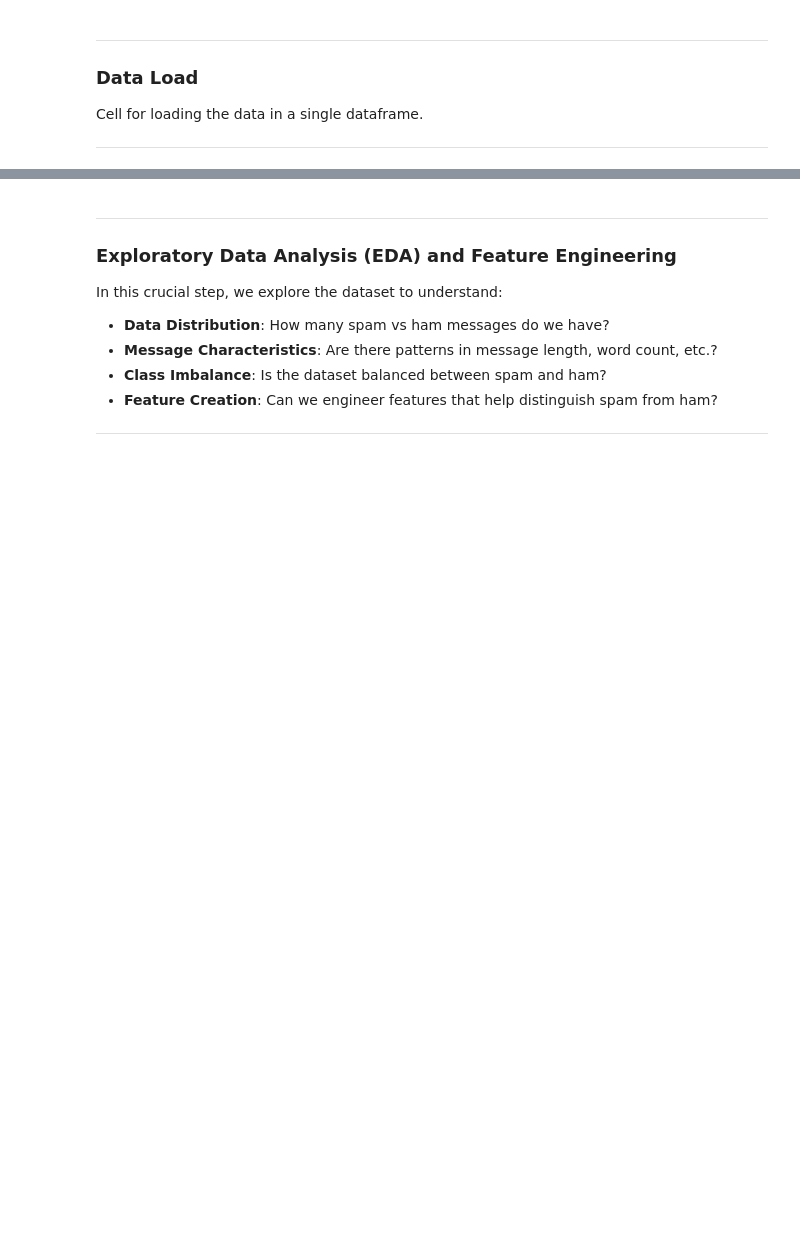
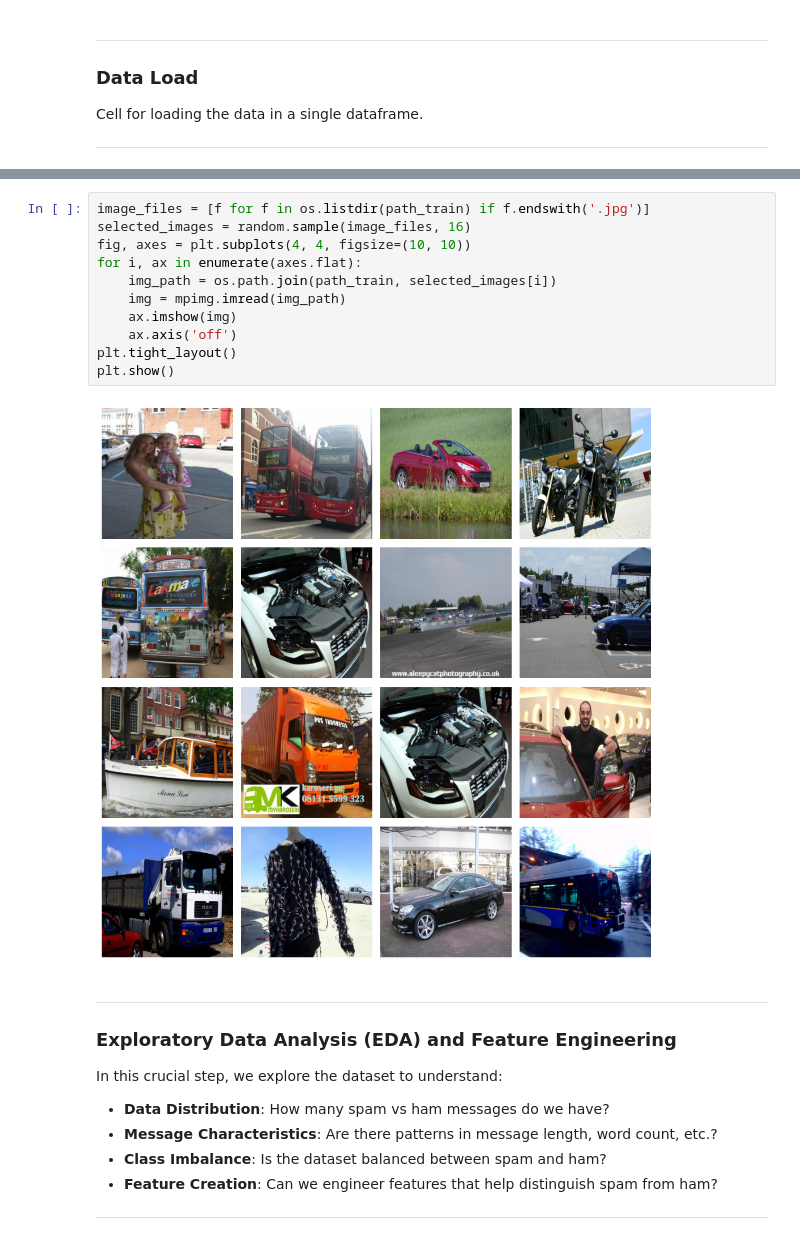
Before and after one commit to Guigz2/Computer_vision, a Jupyter notebook: main.ipynb, the cells around one changed output, grey strips where cells are left out. Cells and saved outputs as stored; diff of their text form; blank space fills up the shorter version.

```diff
--- a/main.ipynb
+++ b/main.ipynb
@@ -128,3 +158,16 @@ reset_code = "\033[0m"
+# %%
+image_files = [f for f in os.listdir(path_train) if f.endswith('.jpg')]
+selected_images = random.sample(image_files, 16)
+fig, axes = plt.subplots(4, 4, figsize=(10, 10))
+for i, ax in enumerate(axes.flat):
+    img_path = os.path.join(path_train, selected_images[i])
+    img = mpimg.imread(img_path)
+    ax.imshow(img)
+    ax.axis('off')
+plt.tight_layout()
+plt.show()
+# %% [output]
+[figure, added]
 # %% [markdown]
 <hr>
 
```
Also changed, not shown: parts of 4 cells of this notebook.
